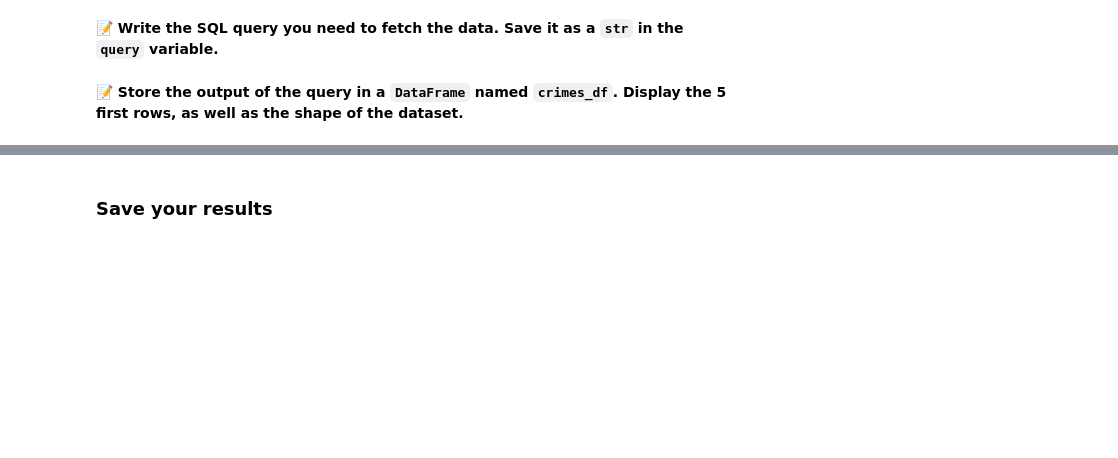
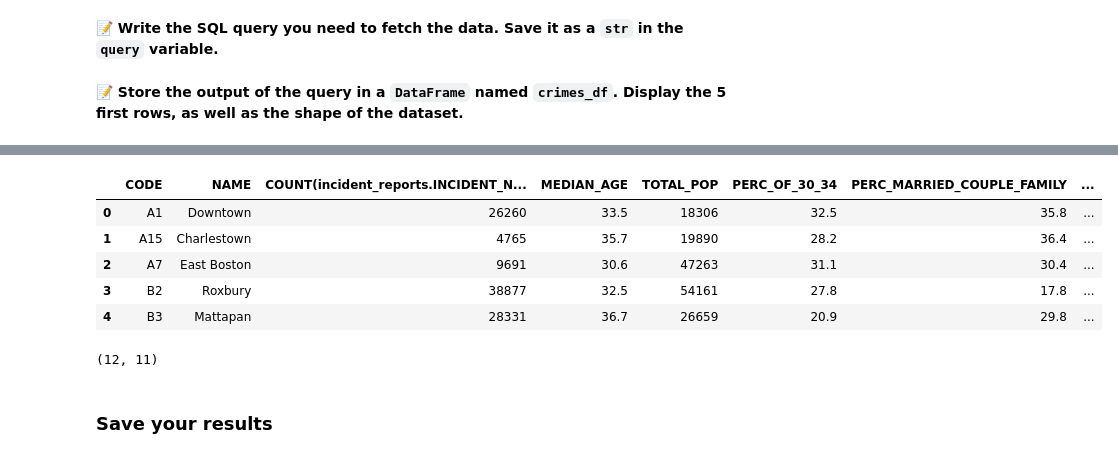
Before and after one commit to pblclrd/data-certification-exam, a Jupyter notebook: decision_science/boston_crimes.ipynb, the cells around one changed output, grey strips where cells are left out. Drawn from its saved outputs; the diff is of its cells as text; code cells hidden in the pictures; blank space fills up the shorter version.

```diff
--- a/decision_science/boston_crimes.ipynb
+++ b/decision_science/boston_crimes.ipynb
@@ -141,3 +171,25 @@ query = """
+# %%
+# YOUR CODE HERE
+import pandas as pd
+import sqlite3
+conn = sqlite3.connect("db/boston_crimes.sqlite")
+# %%
+cursor = conn.cursor()
+crimes_df = pd.read_sql(
+    query, conn)
+# %%
+crimes_df.head()
+# %% [output]
+|  | CODE | NAME | COUNT(incident_reports.INCIDENT_N... | MEDIAN_AGE | TOTAL_POP | PERC_OF_30_34 | PERC_MARRIED_COUPLE_FAMILY | ... |
+| 0 | A1 | Downtown | 26260 | 33.5 | 18306 | 32.5 | 35.8 | ... |
+| 1 | A15 | Charlestown | 4765 | 35.7 | 19890 | 28.2 | 36.4 | ... |
+| 2 | A7 | East Boston | 9691 | 30.6 | 47263 | 31.1 | 30.4 | ... |
+| 3 | B2 | Roxbury | 38877 | 32.5 | 54161 | 27.8 | 17.8 | ... |
+| 4 | B3 | Mattapan | 28331 | 36.7 | 26659 | 20.9 | 29.8 | ... |
+# %%
+crimes_df.shape
+# %% [output]
+(12, 11)
 # %% [markdown]
 ### Save your results
 # %% [markdown]
```
Also changed, not shown: parts of 6 cells of this notebook, 1 other file.
